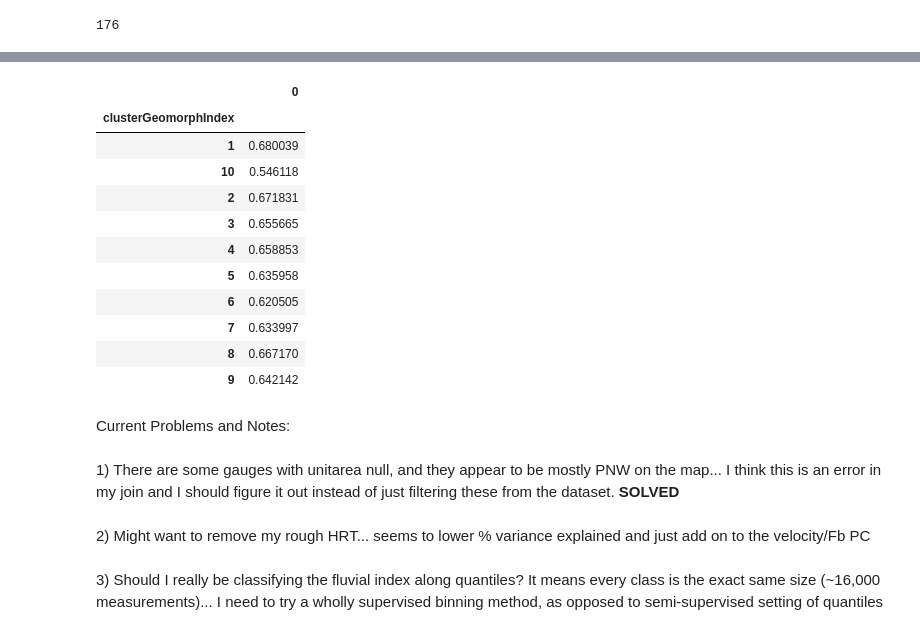
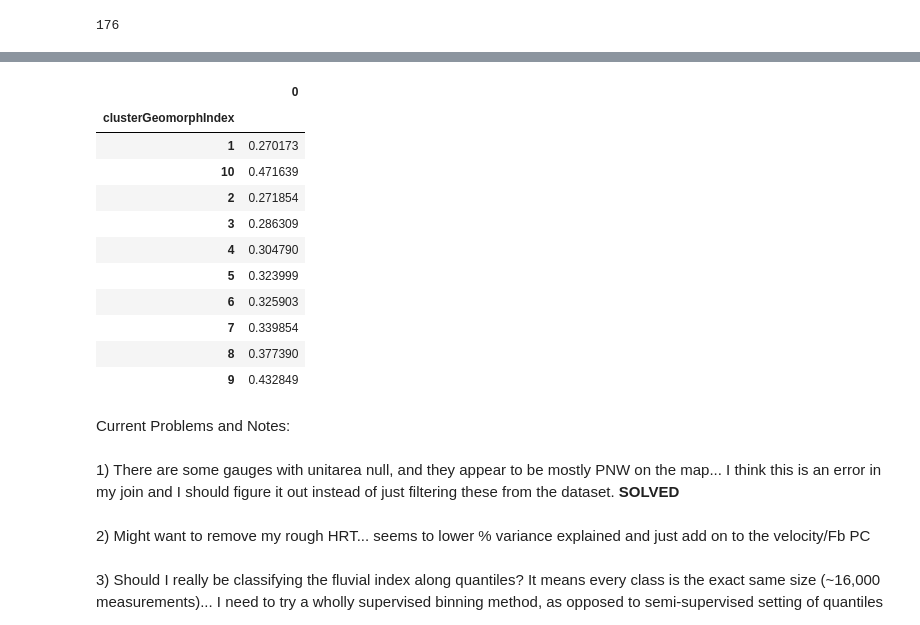
Before and after one commit to craigbrinkerhoff/2019_GeoClass, a Jupyter notebook: scripts/Brinkerhoff_geomorph_class.ipynb, the cells around one changed output, grey strips where cells are left out. Saved outputs shown, nothing was run; the diff lists cells and outputs as text; code cells hidden in the pictures.

```diff
--- a/scripts/Brinkerhoff_geomorph_class.ipynb
+++ b/scripts/Brinkerhoff_geomorph_class.ipynb
@@ -137,7 +137,7 @@ MERITshortened['stationid'] = pd.to_numeric(MERITshortened['stationid'])
 MERITshortened = pd.merge(MERITshortened, Hydroshortened, left_on='stationid', right_on='site_no') #merge on usgs gauge ID
 
 #NHD 2.1 flowlines (with USGS gauges on them) and lakes
-med_NHD = pd.read_csv('C:\\Users\\cbrinkerhoff\\Box Sync\\Ongoing Projects\\hydraulic_geometry_project\\working\\NHD_med_res.csv', low_memory=False, encoding='latin-1')
+med_NHD = pd.read_csv('C:\\Users\\cbrinkerhoff\\Box Sync\\Published\\hydraulic_geometry_project\\working\\NHD_med_res.csv', low_memory=False, encoding='latin-1')
 med_NHD_lakes = pd.read_csv('med_NHD_lakes.csv', low_memory=False, encoding='latin-1')
 
 #NHD sinuosity from  Wieczorek, M.E., Jackson, S.E., and Schwarz, G.E., 2018, Select Attributes for NHDPlus Version 2.1 Reach Catchments and Modified Network Routed Upstream Watersheds for the Conterminous United States: U.S. Geological Survey data release, https://doi.org/10.5066/F7765D7V.
@@ -971,24 +968,24 @@ sns.distplot(temp['geomorphIndex'])
 # %%
 s_temp = MERITshortened.groupby('clusterGeomorphIndex').apply(regress, 'chan_depth', ['chan_discharge']).to_frame()
-u_temp = MERITshortened.groupby('clusterGeomorphIndex').apply(regress2, 'chan_depth', ['chan_discharge']).to_frame()
+u_temp = np.exp(MERITshortened.groupby('clusterGeomorphIndex').apply(regress2, 'chan_depth', ['chan_discharge']).to_frame())
 r2_temp = MERITshortened.groupby('clusterGeomorphIndex').apply(regress3, 'chan_depth', ['chan_discharge']).to_frame()
 
-r2_temp
+u_temp
 #Then, the idea is to globally model width and depth using these trained functions to each river class,
 #and then back V out b/c the v~Q model performs horrendously
 # %% [output]
 |  | 0 |
 | clusterGeomorphIndex |  |
-| 1 | 0.680039 |
-| 10 | 0.546118 |
-| 2 | 0.671831 |
-| 3 | 0.655665 |
-| 4 | 0.658853 |
-| 5 | 0.635958 |
-| 6 | 0.620505 |
-| 7 | 0.633997 |
-| 8 | 0.667170 |
-| 9 | 0.642142 |
+| 1 | 0.270173 |
+| 10 | 0.471639 |
+| 2 | 0.271854 |
+| 3 | 0.286309 |
+| 4 | 0.304790 |
+| 5 | 0.323999 |
+| 6 | 0.325903 |
+| 7 | 0.339854 |
+| 8 | 0.377390 |
+| 9 | 0.432849 |
 # %% [markdown]
 <p>Current Problems and Notes:
     <br><br>
```
Also changed, not shown: parts of 20 cells of this notebook.
